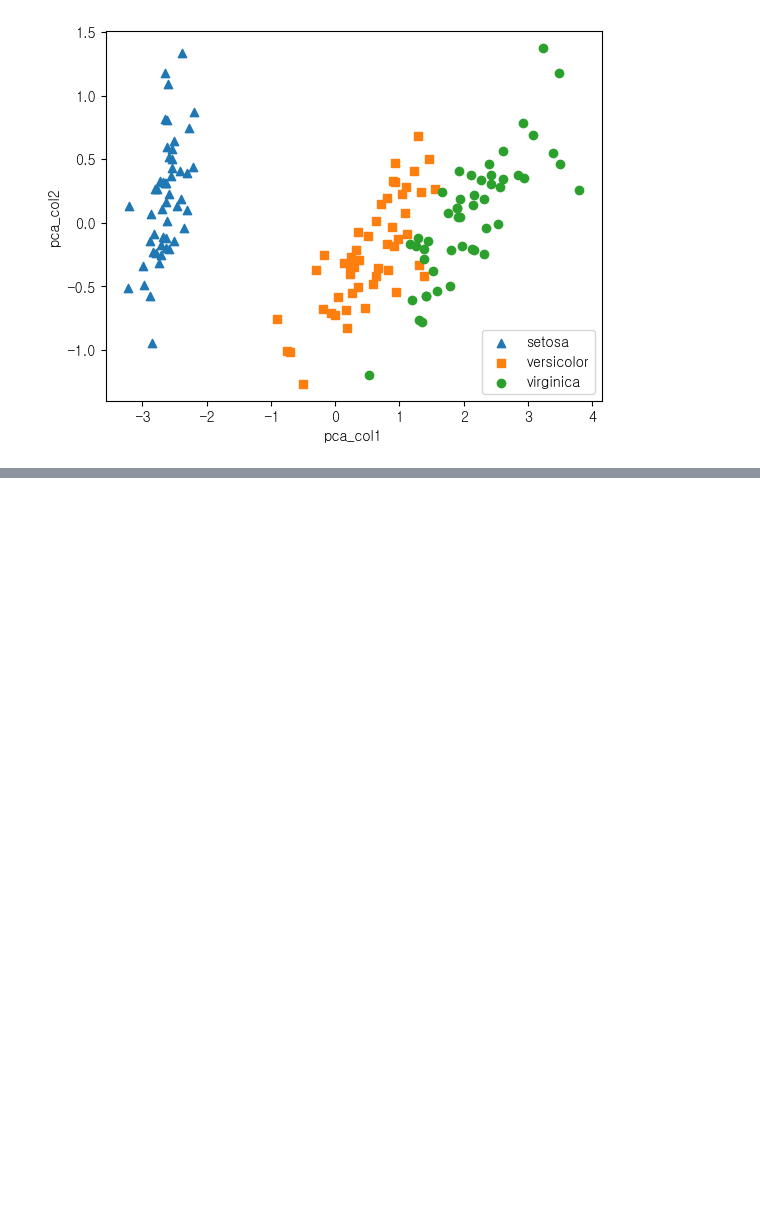
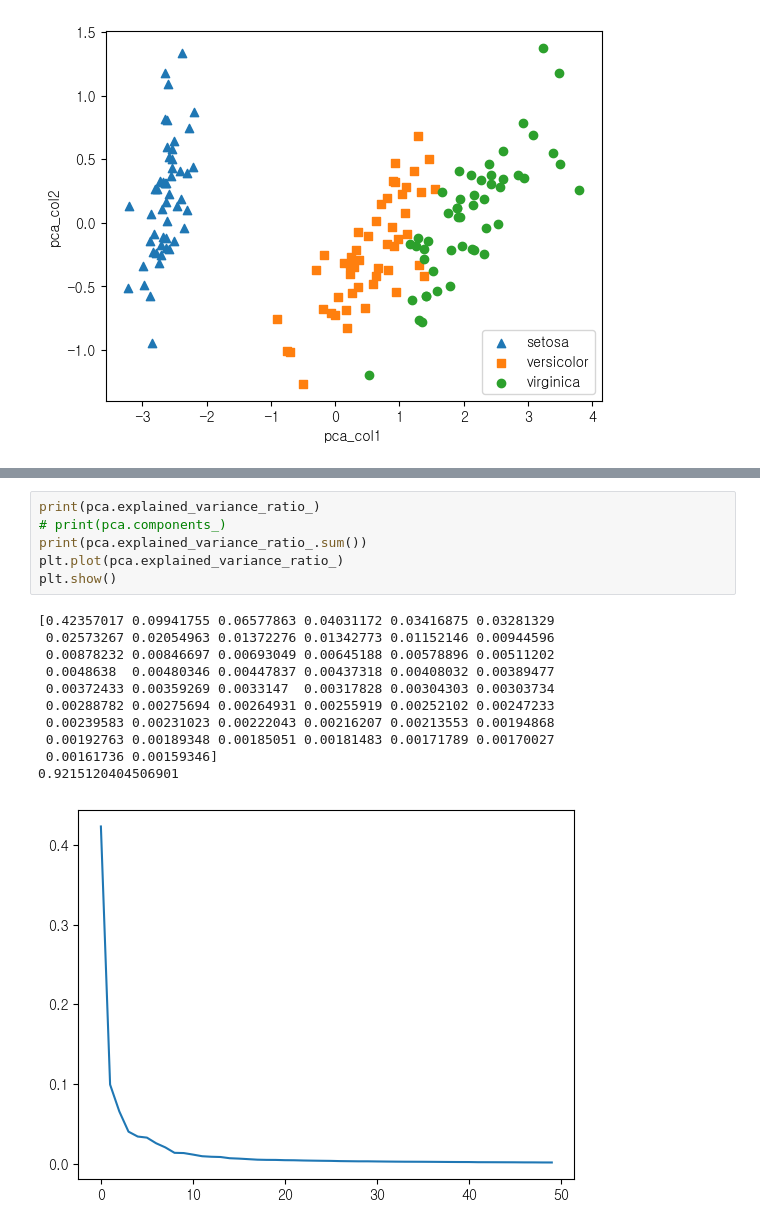
Before and after one commit to vfxpedia/05_ml-workspace, a Jupyter notebook: 06_dim_reduction/01_pca.ipynb, the cells around one changed output, grey strips where cells are left out. Saved outputs shown, nothing was run; the diff lists cells and outputs as text; blank space fills up the shorter version.

```diff
--- a/06_dim_reduction/01_pca.ipynb
+++ b/06_dim_reduction/01_pca.ipynb
@@ -161,0 +256,18 @@ plt.show()
+# %%
+print(pca.explained_variance_ratio_)
+# print(pca.components_)
+print(pca.explained_variance_ratio_.sum())
+plt.plot(pca.explained_variance_ratio_)
+plt.show()
+# %% [output]
+[0.42357017 0.09941755 0.06577863 0.04031172 0.03416875 0.03281329
+ 0.02573267 0.02054963 0.01372276 0.01342773 0.01152146 0.00944596
+ 0.00878232 0.00846697 0.00693049 0.00645188 0.00578896 0.00511202
+ 0.0048638  0.00480346 0.00447837 0.00437318 0.00408032 0.00389477
+ 0.00372433 0.00359269 0.0033147  0.00317828 0.00304303 0.00303734
+ 0.00288782 0.00275694 0.00264931 0.00255919 0.00252102 0.00247233
+ 0.00239583 0.00231023 0.00222043 0.00216207 0.00213553 0.00194868
+ 0.00192763 0.00189348 0.00185051 0.00181483 0.00171789 0.00170027
+ 0.00161736 0.00159346]
+0.9215120404506901
+[figure, added]
```
Also changed, not shown: parts of 22 cells of this notebook, 12 other files.
